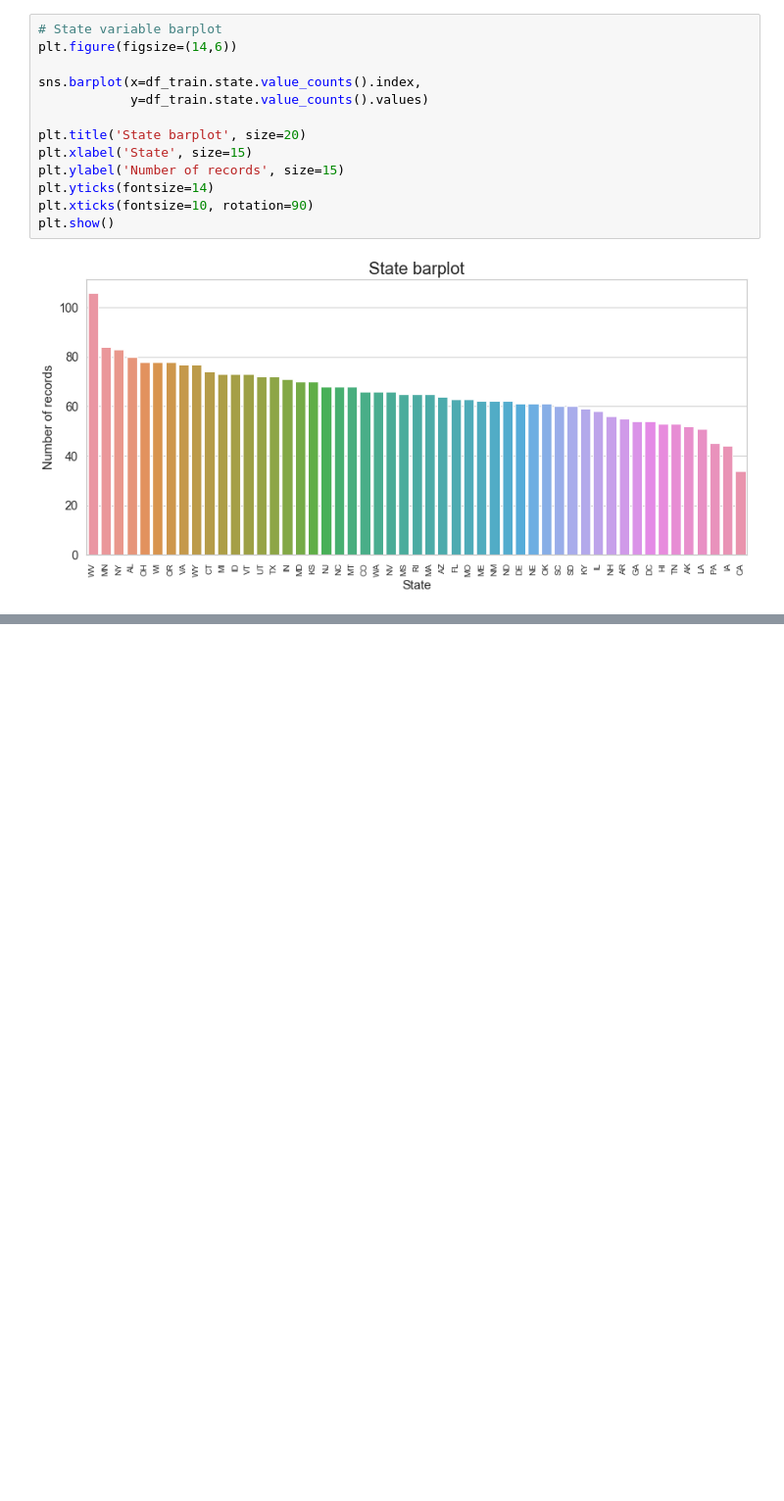
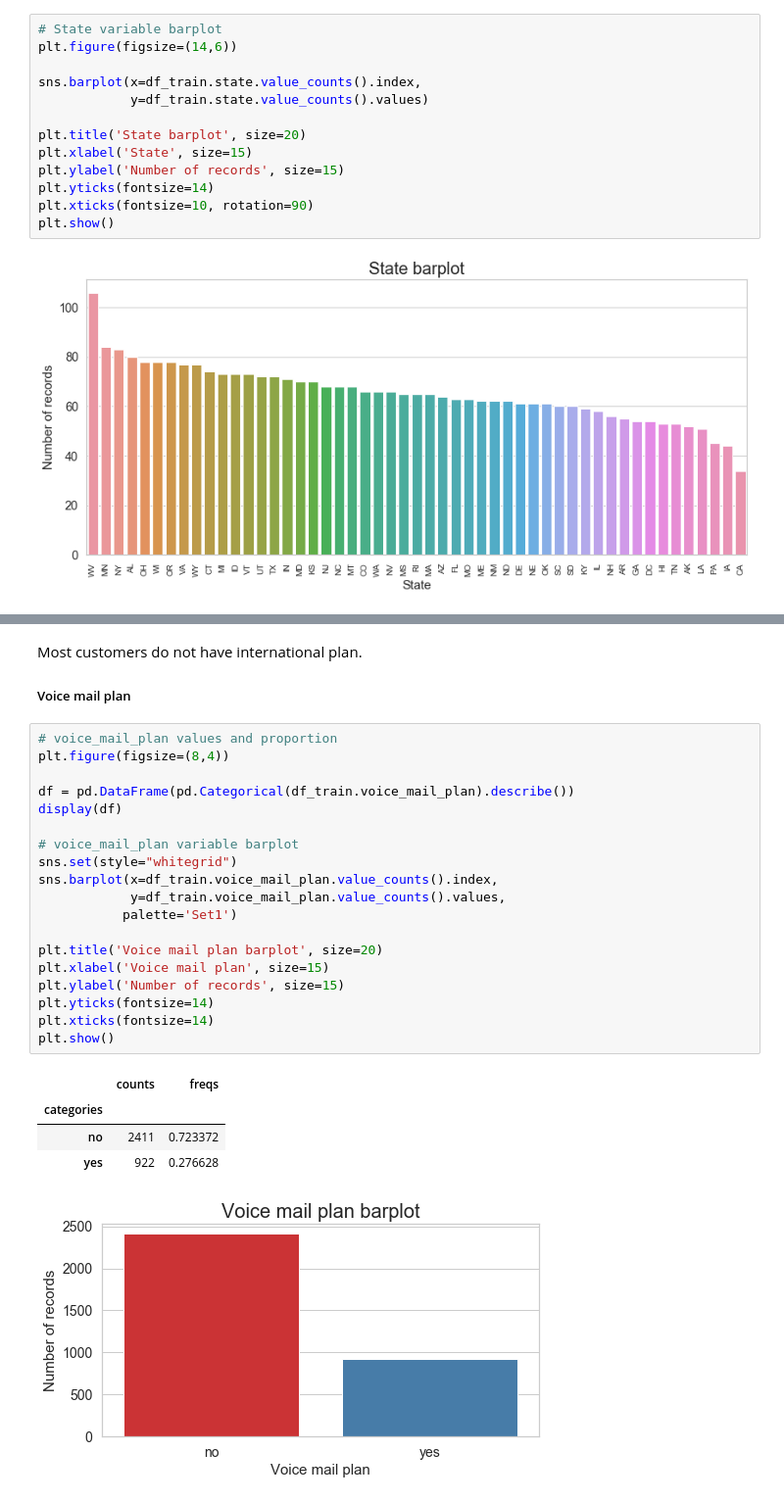
Before and after one commit to naiaraap/Predicting_Customer_Churn_in_Telecommunication_Operators, a Jupyter notebook: Predicting_Customer_Churn_in_Telecom_Operators.ipynb, the cells around one changed output, grey strips where cells are left out. Shown: that part at 98% size. Saved outputs shown, nothing was run; the diff lists cells and outputs as text; blank space fills up the shorter version.

```diff
--- a/Predicting_Customer_Churn_in_Telecom_Operators.ipynb
+++ b/Predicting_Customer_Churn_in_Telecom_Operators.ipynb
@@ -204,0 +260,28 @@ display(m)
+# %% [markdown]
+Most customers do not have international plan.
+#####  Voice mail plan
+# %%
+# voice_mail_plan values and proportion
+plt.figure(figsize=(8,4))
+
+df = pd.DataFrame(pd.Categorical(df_train.voice_mail_plan).describe())
+display(df)
+
+# voice_mail_plan variable barplot
+sns.set(style="whitegrid")
+sns.barplot(x=df_train.voice_mail_plan.value_counts().index,
+            y=df_train.voice_mail_plan.value_counts().values,
+           palette='Set1')
+
+plt.title('Voice mail plan barplot', size=20)
+plt.xlabel('Voice mail plan', size=15)
+plt.ylabel('Number of records', size=15)
+plt.yticks(fontsize=14)
+plt.xticks(fontsize=14)
+plt.show()
+# %% [output]
+|  | counts | freqs |
+| categories |  |  |
+| no | 2411 | 0.723372 |
+| yes | 922 | 0.276628 |
+[figure, added]
```
Also changed, not shown: parts of 9 cells of this notebook.
